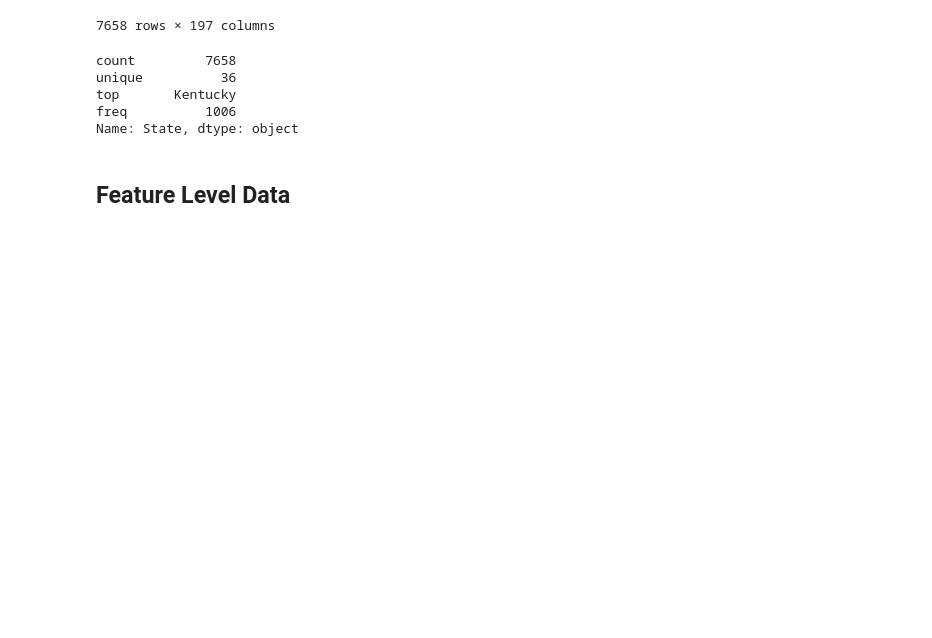
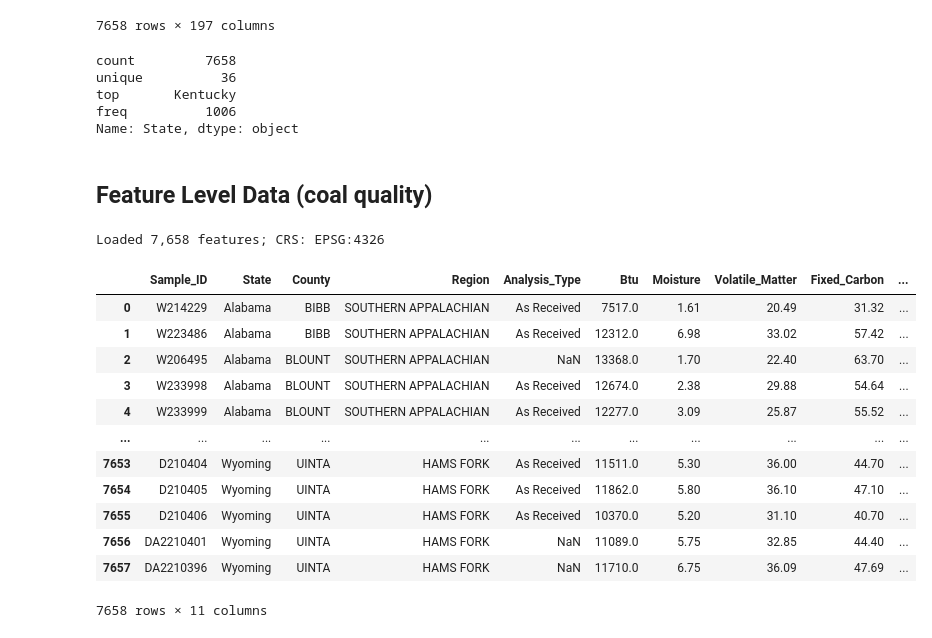
Before and after one commit to milesmoore1/dnmining, a Jupyter notebook: geodatabase_explorer.ipynb, the cells around one changed output. Saved outputs shown, nothing was run; the diff lists cells and outputs as text; code cells hidden in the pictures; blank space fills up the shorter version.

Commit message:
Identified layer contanining coal quality data

```diff
--- a/geodatabase_explorer.ipynb
+++ b/geodatabase_explorer.ipynb
@@ -88,4 +88,32 @@ top       Kentucky
 freq          1006
 Name: State, dtype: object
 # %% [markdown]
-## Feature Level Data
+## Feature Level Data (coal quality)
+# %%
+layer_name = 'REE0008_Proximate_Ultimate_Data'
+coal_quality = gpd.read_file(gdb_path, layer=layer_name)
+print(f'Loaded {len(coal_quality):,} features; CRS: {coal_quality.crs}')
+# %% [output]
+Loaded 7,658 features; CRS: EPSG:4326
+# %%
+columns = [
+    "Sample_ID", "State", "County", "Region",
+    "Analysis_Type", "Btu", "Moisture",
+    "Volatile_Matter", "Fixed_Carbon", "Carbon", "Total_Carbon",
+]
+
+coal_quality[columns]
+# %% [output]
+|  | Sample_ID | State | County | Region | Analysis_Type | Btu | Moisture | Volatile_Matter | Fixed_Carbon | ... |
+| 0 | W214229 | Alabama | BIBB | SOUTHERN APPALACHIAN | As Received | 7517.0 | 1.61 | 20.49 | 31.32 | ... |
+| 1 | W223486 | Alabama | BIBB | SOUTHERN APPALACHIAN | As Received | 12312.0 | 6.98 | 33.02 | 57.42 | ... |
+| 2 | W206495 | Alabama | BLOUNT | SOUTHERN APPALACHIAN | NaN | 13368.0 | 1.70 | 22.40 | 63.70 | ... |
+| 3 | W233998 | Alabama | BLOUNT | SOUTHERN APPALACHIAN | As Received | 12674.0 | 2.38 | 29.88 | 54.64 | ... |
+| 4 | W233999 | Alabama | BLOUNT | SOUTHERN APPALACHIAN | As Received | 12277.0 | 3.09 | 25.87 | 55.52 | ... |
+| ... | ... | ... | ... | ... | ... | ... | ... | ... | ... | ... |
+| 7653 | D210404 | Wyoming | UINTA | HAMS FORK | As Received | 11511.0 | 5.30 | 36.00 | 44.70 | ... |
+| 7654 | D210405 | Wyoming | UINTA | HAMS FORK | As Received | 11862.0 | 5.80 | 36.10 | 47.10 | ... |
+| 7655 | D210406 | Wyoming | UINTA | HAMS FORK | As Received | 10370.0 | 5.20 | 31.10 | 40.70 | ... |
+| 7656 | DA2210401 | Wyoming | UINTA | HAMS FORK | NaN | 11089.0 | 5.75 | 32.85 | 44.40 | ... |
+| 7657 | DA2210396 | Wyoming | UINTA | HAMS FORK | NaN | 11710.0 | 6.75 | 36.09 | 47.69 | ... |
+7658 rows × 11 columns
```
